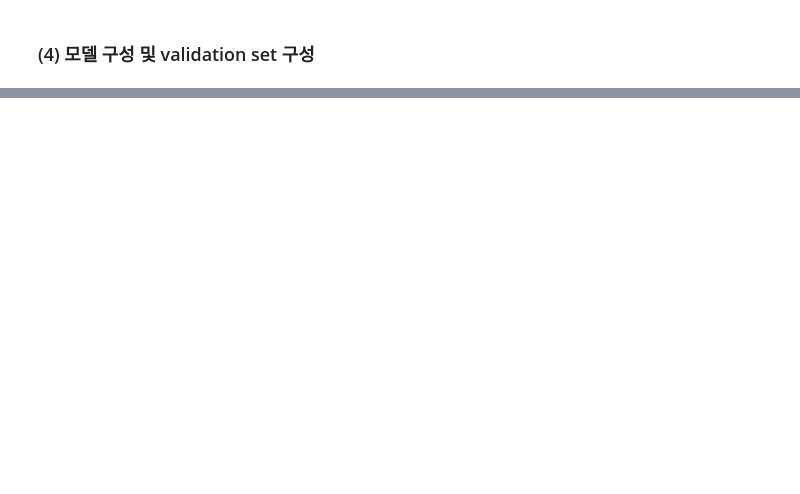
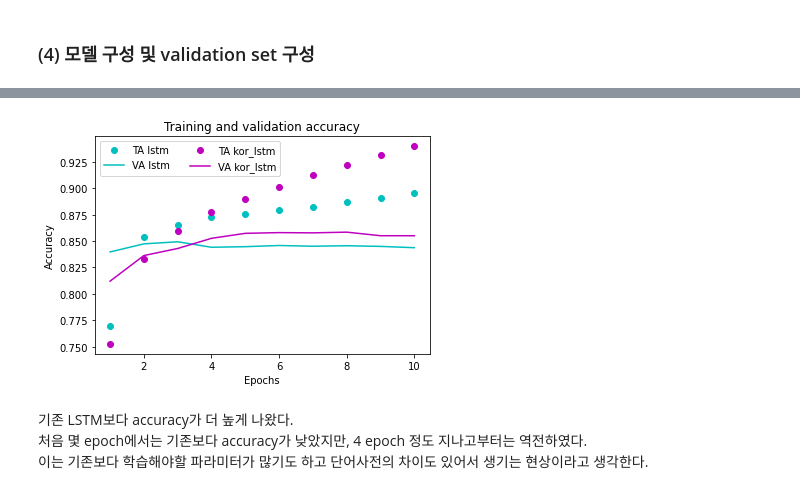
Before and after one commit to yeonseokChoe/2023-AIFFEL-QUEST, a Jupyter notebook: ExplorationQUEST04/Project4.ipynb, the cells around one changed output, grey strips where cells are left out. Cells and saved outputs as stored; diff of their text form; code cells hidden in the pictures; blank space fills up the shorter version.

```diff
--- a/ExplorationQUEST04/Project4.ipynb
+++ b/ExplorationQUEST04/Project4.ipynb
@@ -634,0 +539,27 @@ plt.show()
+# %%
+num = 0
+
+for model, history in history_dist.items():
+    if 'lstm' in model:
+        acc = history['accuracy']
+        val_acc = history['val_accuracy']
+
+        epochs = range(1, len(acc) + 1)
+
+        plt.plot(epochs, acc, color[num]+'o', label='TA '+model)
+        plt.plot(epochs, val_acc, color[num], label='VA '+model)
+
+        num += 1
+
+plt.title('Training and validation accuracy')
+plt.xlabel('Epochs')
+plt.ylabel('Accuracy')
+plt.legend(ncol=2)
+
+plt.show()
+# %% [output]
+[figure, added]
+# %% [markdown]
+기존 LSTM보다 accuracy가 더 높게 나왔다.
+처음 몇 epoch에서는 기존보다 accuracy가 낮았지만, 4 epoch 정도 지나고부터는 역전하였다.
+이는 기존보다 학습해야할 파라미터가 많기도 하고 단어사전의 차이도 있어서 생기는 현상이라고 생각한다.
```
Also changed, not shown: parts of 61 cells of this notebook, 4 other files.
